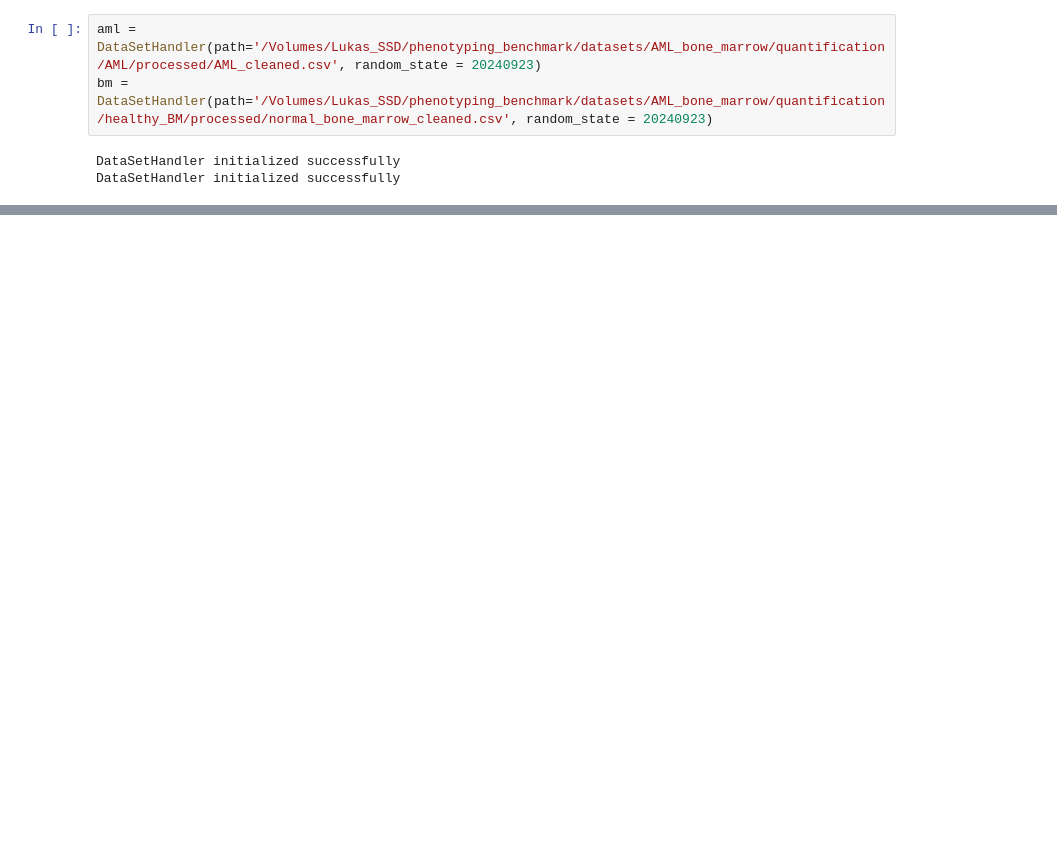
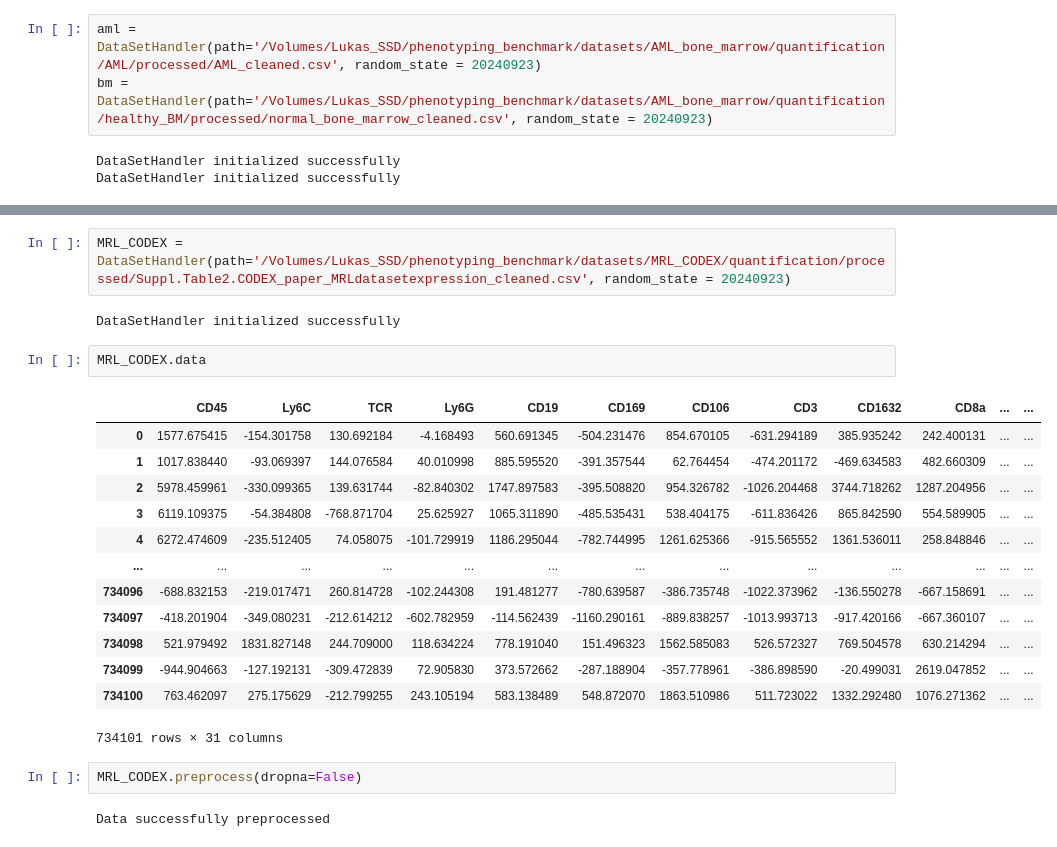
Before and after one commit to SchapiroLabor/spCellEval, a Jupyter notebook: src/create_folds.ipynb, the cells around one changed output, grey strips where cells are left out. Cells and saved outputs as stored; diff of their text form; blank space fills up the shorter version.

```diff
--- a/src/create_folds.ipynb
+++ b/src/create_folds.ipynb
@@ -275,3 +259,27 @@ Group identifier column specified, StratifiedGroupKFold will be used
 5 folds created. To save the folds, call save_folds method.
 Folds saved in: /Volumes/Lukas_SSD/phenotyping_benchmark/datasets/AML_bone_marrow/quantification/AML/processed/kfolds
 Folds saved in: /Volumes/Lukas_SSD/phenotyping_benchmark/datasets/AML_bone_marrow/quantification/healthy_BM/processed/kfolds
+# %%
+MRL_CODEX = DataSetHandler(path='/Volumes/Lukas_SSD/phenotyping_benchmark/datasets/MRL_CODEX/quantification/processed/Suppl.Table2.CODEX_paper_MRLdatasetexpression_cleaned.csv', random_state = 20240923)
+# %% [output]
+DataSetHandler initialized successfully
+# %%
+MRL_CODEX.data
+# %% [output]
+|  | CD45 | Ly6C | TCR | Ly6G | CD19 | CD169 | CD106 | CD3 | CD1632 | CD8a | ... | ... |
+| 0 | 1577.675415 | -154.301758 | 130.692184 | -4.168493 | 560.691345 | -504.231476 | 854.670105 | -631.294189 | 385.935242 | 242.400131 | ... | ... |
+| 1 | 1017.838440 | -93.069397 | 144.076584 | 40.010998 | 885.595520 | -391.357544 | 62.764454 | -474.201172 | -469.634583 | 482.660309 | ... | ... |
+| 2 | 5978.459961 | -330.099365 | 139.631744 | -82.840302 | 1747.897583 | -395.508820 | 954.326782 | -1026.204468 | 3744.718262 | 1287.204956 | ... | ... |
+| 3 | 6119.109375 | -54.384808 | -768.871704 | 25.625927 | 1065.311890 | -485.535431 | 538.404175 | -611.836426 | 865.842590 | 554.589905 | ... | ... |
+| 4 | 6272.474609 | -235.512405 | 74.058075 | -101.729919 | 1186.295044 | -782.744995 | 1261.625366 | -915.565552 | 1361.536011 | 258.848846 | ... | ... |
+| ... | ... | ... | ... | ... | ... | ... | ... | ... | ... | ... | ... | ... |
+| 734096 | -688.832153 | -219.017471 | 260.814728 | -102.244308 | 191.481277 | -780.639587 | -386.735748 | -1022.373962 | -136.550278 | -667.158691 | ... | ... |
+| 734097 | -418.201904 | -349.080231 | -212.614212 | -602.782959 | -114.562439 | -1160.290161 | -889.838257 | -1013.993713 | -917.420166 | -667.360107 | ... | ... |
+| 734098 | 521.979492 | 1831.827148 | 244.709000 | 118.634224 | 778.191040 | 151.496323 | 1562.585083 | 526.572327 | 769.504578 | 630.214294 | ... | ... |
+| 734099 | -944.904663 | -127.192131 | -309.472839 | 72.905830 | 373.572662 | -287.188904 | -357.778961 | -386.898590 | -20.499031 | 2619.047852 | ... | ... |
+| 734100 | 763.462097 | 275.175629 | -212.799255 | 243.105194 | 583.138489 | 548.872070 | 1863.510986 | 511.723022 | 1332.292480 | 1076.271362 | ... | ... |
+734101 rows × 31 columns
+# %%
+MRL_CODEX.preprocess(dropna=False)
+# %% [output]
+Data successfully preprocessed
```
Also changed, not shown: parts of 31 cells of this notebook, 16 other files.
